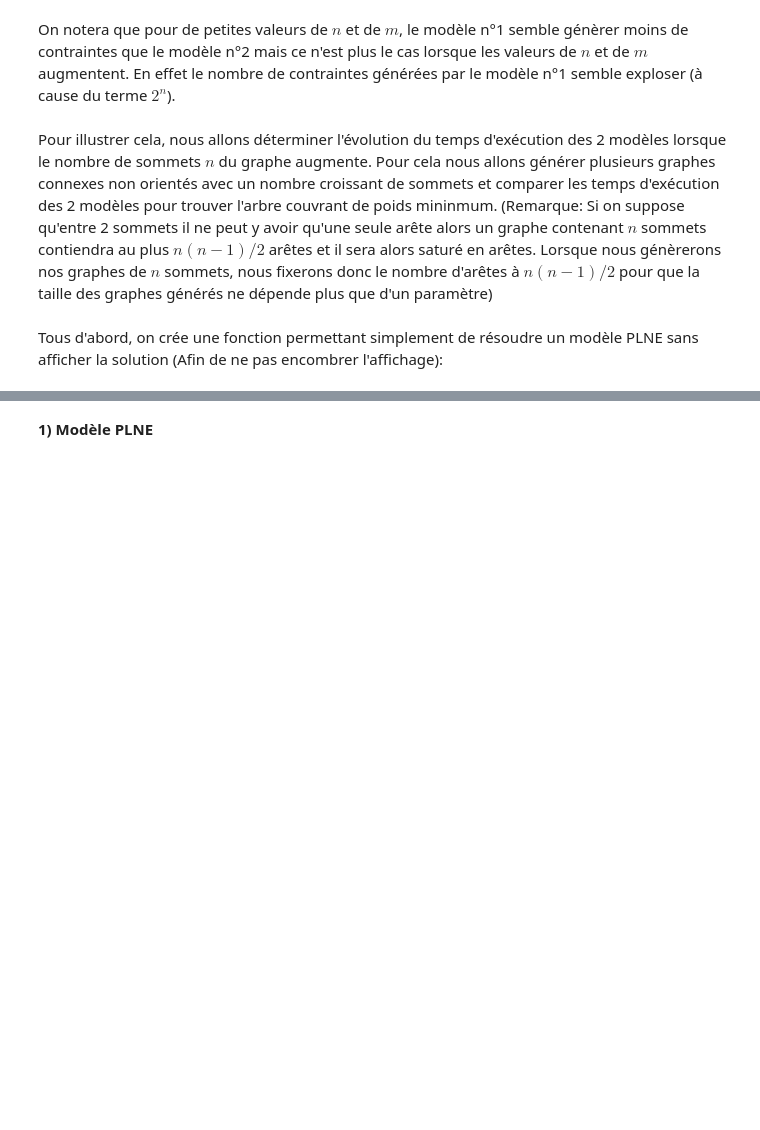
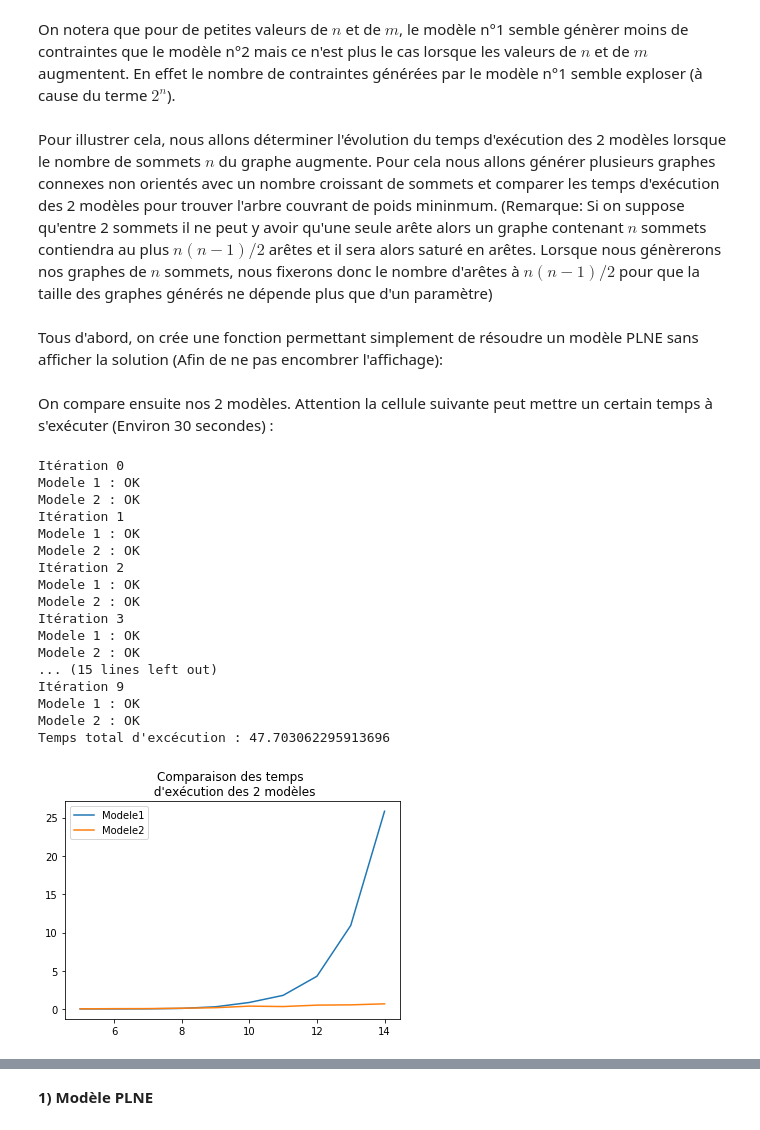
Before and after one commit to vbertret/Optimisation-Discrete, a Jupyter notebook: TEST-Copy1.ipynb, the cells around one changed output, grey strips where cells are left out. Cells and saved outputs as stored; diff of their text form; code cells hidden in the pictures; blank space fills up the shorter version.

```diff
--- a/TEST-Copy1.ipynb
+++ b/TEST-Copy1.ipynb
@@ -1193,5 +1186,50 @@ Tous d'abord, on crée une fonction permettant simplement de résoudre un modèl
 # %%
 def JustSolve(Modele,numero):
     Modele.solve(PULP_CBC_CMD())
-    if(LpStatus[Modele.status] == "Optimal")
-    print("Modele",numero,"OK")
+    if(LpStatus[Modele.status] == "Optimal"):
+        print("Modele",numero,": OK")
+# %% [markdown]
+On compare ensuite nos 2 modèles. Attention la cellule suivante peut mettre un certain temps à s'exécuter (Environ 30 secondes) :
+# %%
+nTest=[i for i in range(5,15)] #On génère successivement des graphes de 5 à 14 sommets
+tModele1 = [] #Valeurs du modèle 1
+tModele2 = [] #Valeurs du modèle 2
+T1 = time.time()
+for i in nTest:
+    print("Itération",i-5)
+    G = genGraphe2(i,int(i*(i-1)/2+1),1,10)
+    L,P = ConvertirListe(G.ar)
+    t1 = time.time()
+    JustSolve(ModelePLNE_1(L,P),1)
+    t2 = time.time()
+    tModele1.append(t2-t1)
+    t1 = time.time()
+    JustSolve(ModelePLNE_2(G.ar),2)
+    t2 = time.time()
+    tModele2.append(t2-t1)
+T2 = time.time()
+print("Temps total d'excécution :", T2-T1)
+plt.plot(nTest,tModele1,label="Modele1")
+plt.plot(nTest,tModele2,label="Modele2")
+plt.legend()
+plt.title("Comparaison des temps \n d'exécution des 2 modèles")
+plt.show()
+# %% [output]
+Itération 0
+Modele 1 : OK
+Modele 2 : OK
+Itération 1
+Modele 1 : OK
+Modele 2 : OK
+Itération 2
+Modele 1 : OK
+Modele 2 : OK
+Itération 3
+Modele 1 : OK
+Modele 2 : OK
+... (15 lines left out)
+Itération 9
+Modele 1 : OK
+Modele 2 : OK
+Temps total d'excécution : 47.703062295913696
+[figure, added]
```
Also changed, not shown: parts of 69 cells of this notebook.
